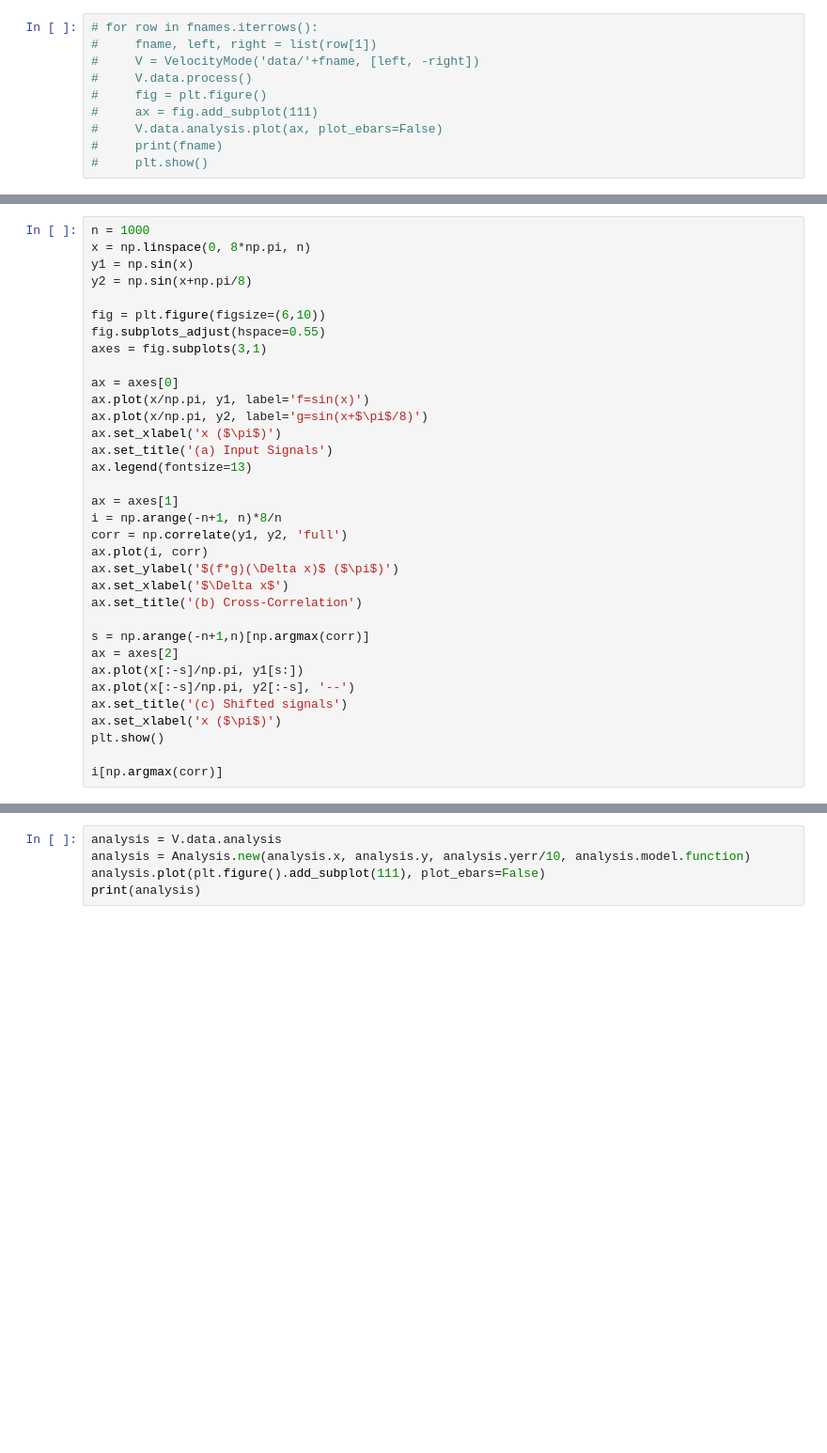
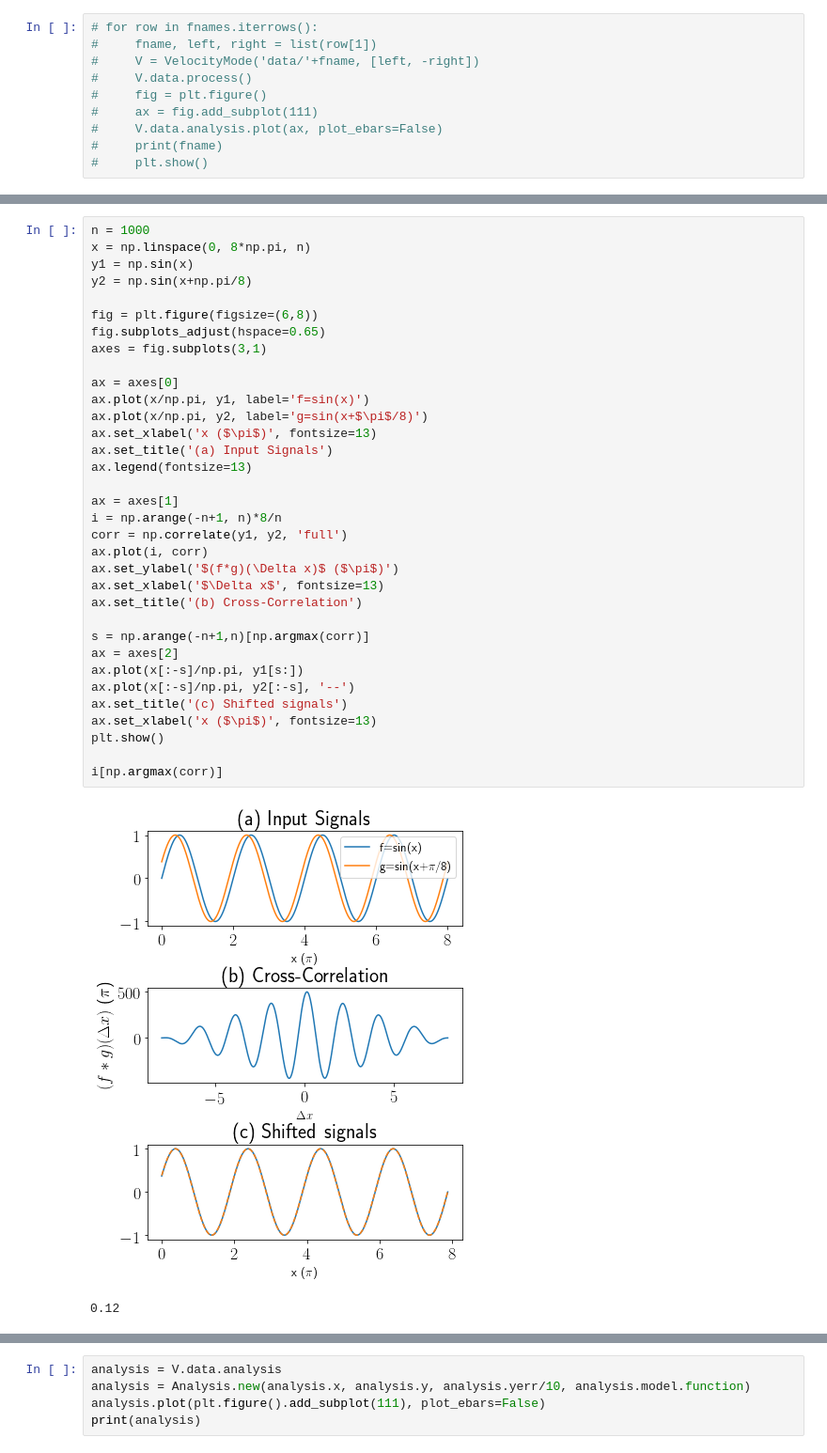
Before and after one commit to miclaraia/mxp-project, a Jupyter notebook: notebooks/20190507-final-paper.ipynb, the cells around one changed output, grey strips where cells are left out. Shown: that part at 94% size. Cells and saved outputs as stored; diff of their text form; blank space fills up the shorter version.

```diff
--- a/notebooks/20190507-final-paper.ipynb
+++ b/notebooks/20190507-final-paper.ipynb
@@ -255,37 +312,40 @@ plt.show()
 # %%
 n = 1000
 x = np.linspace(0, 8*np.pi, n)
 y1 = np.sin(x)
 y2 = np.sin(x+np.pi/8)
 
-fig = plt.figure(figsize=(6,10))
-fig.subplots_adjust(hspace=0.55)
+fig = plt.figure(figsize=(6,8))
+fig.subplots_adjust(hspace=0.65)
 axes = fig.subplots(3,1)
 
 ax = axes[0]
 ax.plot(x/np.pi, y1, label='f=sin(x)')
 ax.plot(x/np.pi, y2, label='g=sin(x+$\pi$/8)')
-ax.set_xlabel('x ($\pi$)')
+ax.set_xlabel('x ($\pi$)', fontsize=13)
 ax.set_title('(a) Input Signals')
 ax.legend(fontsize=13)
 
 ax = axes[1]
 i = np.arange(-n+1, n)*8/n
 corr = np.correlate(y1, y2, 'full')
 ax.plot(i, corr)
 ax.set_ylabel('$(f*g)(\Delta x)$ ($\pi$)')
-ax.set_xlabel('$\Delta x$')
+ax.set_xlabel('$\Delta x$', fontsize=13)
 ax.set_title('(b) Cross-Correlation')
 
 s = np.arange(-n+1,n)[np.argmax(corr)]
 ax = axes[2]
 ax.plot(x[:-s]/np.pi, y1[s:])
 ax.plot(x[:-s]/np.pi, y2[:-s], '--')
 ax.set_title('(c) Shifted signals')
-ax.set_xlabel('x ($\pi$)')
+ax.set_xlabel('x ($\pi$)', fontsize=13)
 plt.show()
 
 i[np.argmax(corr)]
+# %% [output]
+[figure, added]
+0.12
 # %%
 reload(mxp_tools.labs.watt_balance)
 reload(mxp_tools.fit)
```
Also changed, not shown: parts of 11 cells of this notebook, 13 other files.
